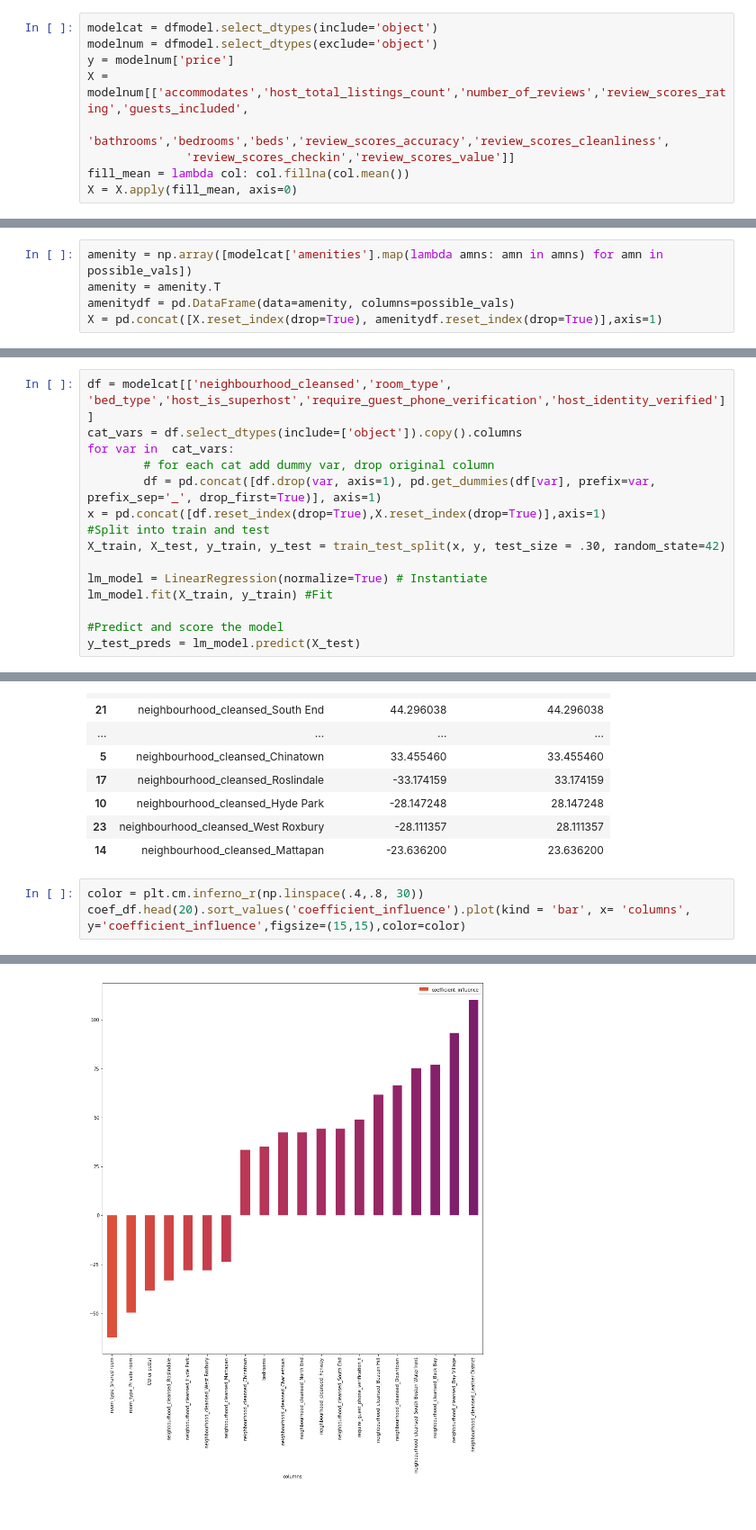
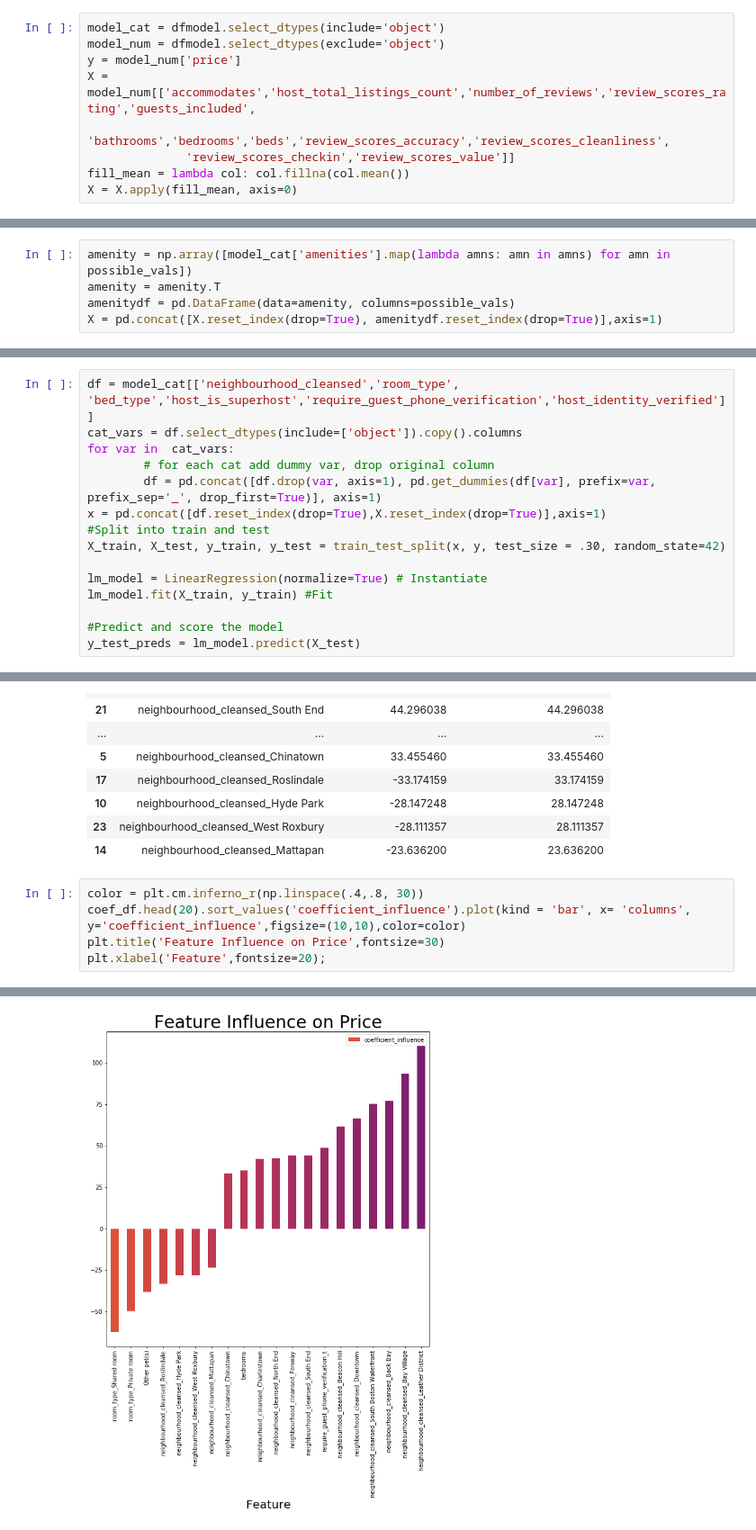
Before and after one commit to cgkaczenski/BostonAirbnb, a Jupyter notebook: BostonAirbnb.ipynb, the cells around one changed output, grey strips where cells are left out. Shown at 90% size. Saved outputs shown, nothing was run; the diff lists cells and outputs as text.

```diff
--- a/BostonAirbnb.ipynb
+++ b/BostonAirbnb.ipynb
@@ -238,10 +267,10 @@ y_test_preds = lm_model.predict(X_test)
 # %%
 dfmodel = dfmodel[np.abs(dfmodel.price-dfmodel.price.mean()) <= (3*dfmodel.price.std())]
 # %%
-modelcat = dfmodel.select_dtypes(include='object')
-modelnum = dfmodel.select_dtypes(exclude='object')
-y = modelnum['price']
-X = modelnum[['accommodates','host_total_listings_count','number_of_reviews','review_scores_rating','guests_included',
+model_cat = dfmodel.select_dtypes(include='object')
+model_num = dfmodel.select_dtypes(exclude='object')
+y = model_num['price']
+X = model_num[['accommodates','host_total_listings_count','number_of_reviews','review_scores_rating','guests_included',
               'bathrooms','bedrooms','beds','review_scores_accuracy','review_scores_cleanliness',
               'review_scores_checkin','review_scores_value']]
 fill_mean = lambda col: col.fillna(col.mean())
@@ -265,7 +296,7 @@ a = listings['amenities'].map(
 )
 possible_vals = np.unique(np.concatenate(a.map(lambda amns: amns.split("|"))))[1:]
 # %%
-amenity = np.array([modelcat['amenities'].map(lambda amns: amn in amns) for amn in possible_vals])
+amenity = np.array([model_cat['amenities'].map(lambda amns: amn in amns) for amn in possible_vals])
 amenity = amenity.T
 amenitydf = pd.DataFrame(data=amenity, columns=possible_vals)
 X = pd.concat([X.reset_index(drop=True), amenitydf.reset_index(drop=True)],axis=1)
@@ -284,5 +317,5 @@ y_test_preds = lm_model.predict(X_test)
 # %%
-df = modelcat[['neighbourhood_cleansed','room_type', 'bed_type','host_is_superhost','require_guest_phone_verification','host_identity_verified']]
+df = model_cat[['neighbourhood_cleansed','room_type', 'bed_type','host_is_superhost','require_guest_phone_verification','host_identity_verified']]
 cat_vars = df.select_dtypes(include=['object']).copy().columns
 for var in  cat_vars:
         # for each cat add dummy var, drop original column
@@ -345,5 +380,7 @@ coef_df.head(20)
 | 14 | neighbourhood_cleansed_Mattapan | -23.636200 | 23.636200 |
 # %%
 color = plt.cm.inferno_r(np.linspace(.4,.8, 30))
-coef_df.head(20).sort_values('coefficient_influence').plot(kind = 'bar', x= 'columns', y='coefficient_influence',figsize=(15,15),color=color)
+coef_df.head(20).sort_values('coefficient_influence').plot(kind = 'bar', x= 'columns', y='coefficient_influence',figsize=(10,10),color=color)
+plt.title('Feature Influence on Price',fontsize=30)
+plt.xlabel('Feature',fontsize=20);
 # %% [output]
@@ -351 +387 @@ coef_df.head(20).sort_values('coefficient_influence').plot(kind = 'bar', x= 'col
-[figure, old version]
+[figure, new version]
```
Also changed, not shown: parts of 26 cells of this notebook.
